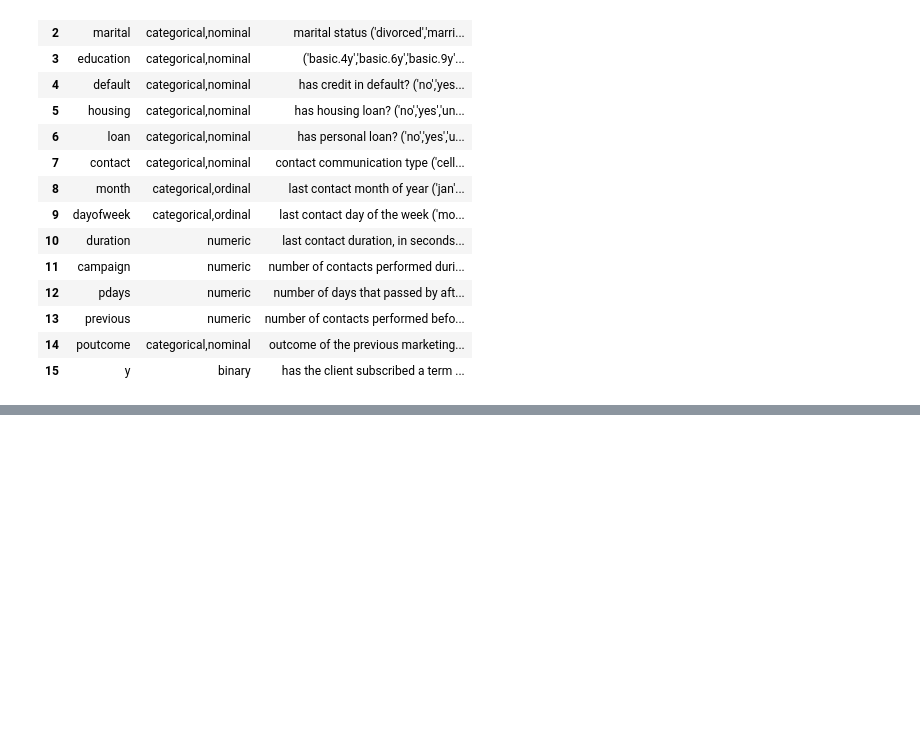
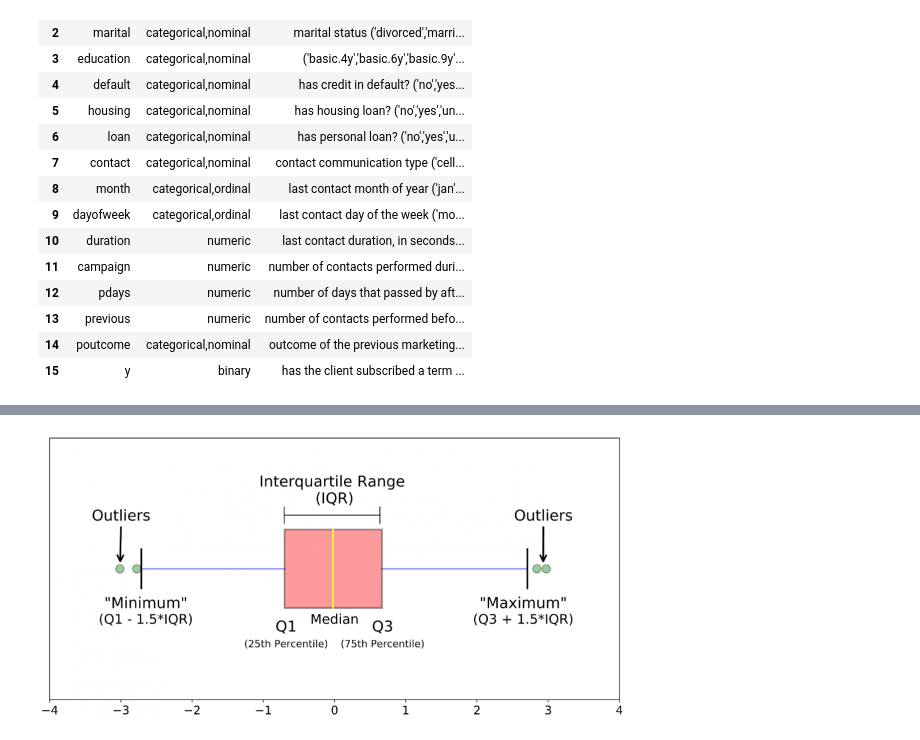
Before and after one commit to mbaltar/TrilhaDadosModal, a Jupyter notebook: modulo4.ipynb, the cells around one changed output, grey strips where cells are left out. Saved outputs shown, nothing was run; the diff lists cells and outputs as text; code cells hidden in the pictures; blank space fills up the shorter version.

```diff
--- a/modulo4.ipynb
+++ b/modulo4.ipynb
@@ -35,0 +180,4 @@ metadados
+# %%
+display.Image('IQR.png')
+# %% [output]
+[figure, added]
```
Also changed, not shown: parts of 30 cells of this notebook, 1 other file.
